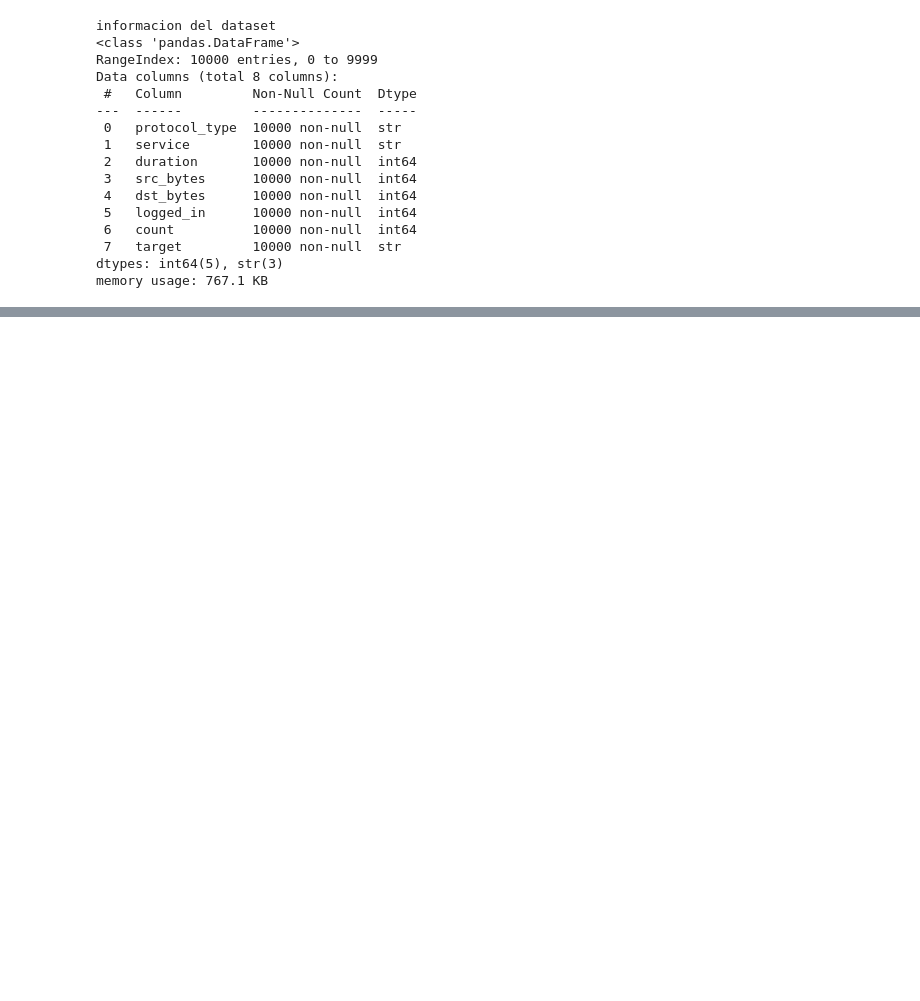
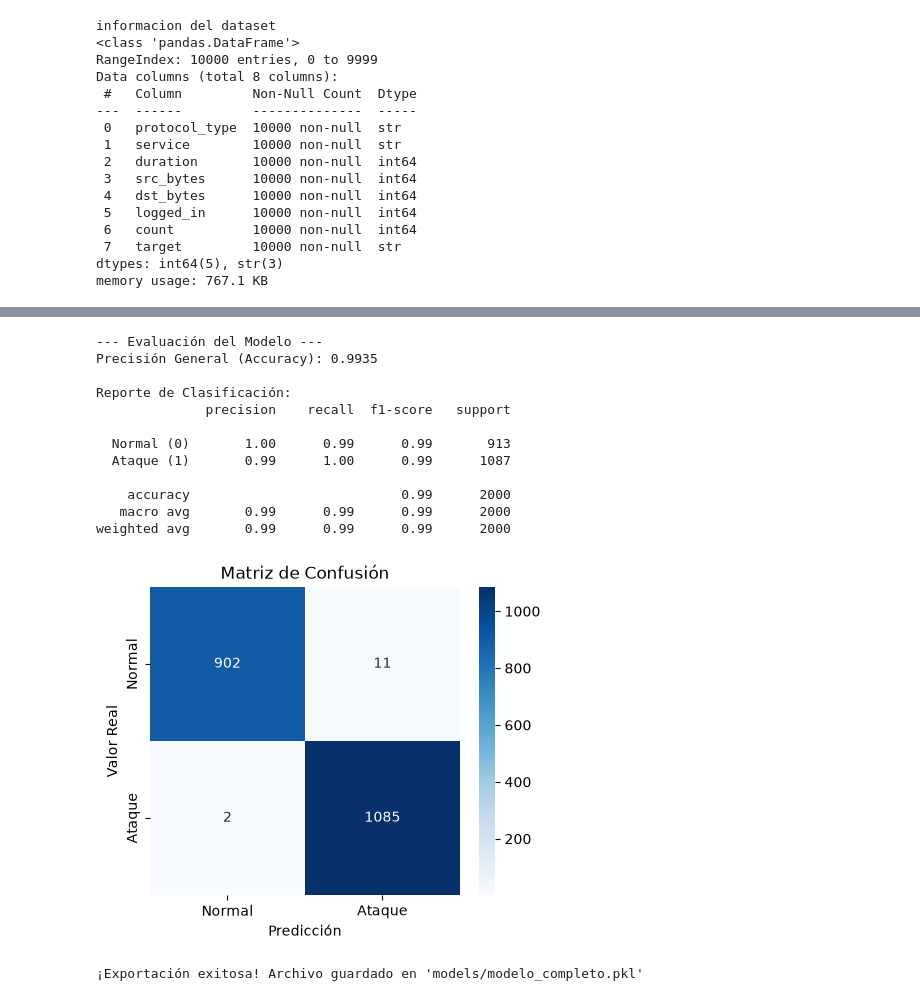
Before and after one commit to AgusDevRolon/proyecto_de_python_prediccion_anomalias, a Jupyter notebook: notebook.ipynb, the cells around one changed output, grey strips where cells are left out. Cells and saved outputs as stored; diff of their text form; code cells hidden in the pictures; blank space fills up the shorter version.

Commit message:
Limpieza y entrenamiento

```diff
--- a/notebook.ipynb
+++ b/notebook.ipynb
@@ -31,0 +111,62 @@ print(df.isnull().sum())
+# %%
+import os
+import joblib
+from sklearn.model_selection import train_test_split
+from sklearn.ensemble import RandomForestClassifier
+from sklearn.metrics import classification_report, confusion_matrix, accuracy_score
+import seaborn as sns
+import matplotlib.pyplot as plt
+
+# 1. Dividir en datos de Entrenamiento (80%) y Prueba (20%)
+X_train, X_test, y_train, y_test = train_test_split(X_encoded, y_encoded, test_size=0.2, random_state=42)
+
+# 2. Inicializar y Entrenar el modelo (Random Forest es ideal para estos datos)
+modelo_rf = RandomForestClassifier(n_estimators=100, random_state=42)
+modelo_rf.fit(X_train, y_train)
+
+# 3. Evaluar el modelo con los datos de prueba
+y_pred = modelo_rf.predict(X_test)
+
+print("--- Evaluación del Modelo ---")
+print(f"Precisión General (Accuracy): {accuracy_score(y_test, y_pred):.4f}\n")
+print("Reporte de Clasificación:")
+print(classification_report(y_test, y_pred, target_names=['Normal (0)', 'Ataque (1)']))
+
+# Matriz de Confusión (Opcional pero suma muchos puntos visualizarla)
+plt.figure(figsize=(5,4))
+sns.heatmap(confusion_matrix(y_test, y_pred), annot=True, fmt='d', cmap='Blues',
+            xticklabels=['Normal', 'Ataque'], yticklabels=['Normal', 'Ataque'])
+plt.title('Matriz de Confusión')
+plt.ylabel('Valor Real')
+plt.xlabel('Predicción')
+plt.show()
+
+# 4. Crear la carpeta 'models/' que exige la consigna y exportar
+os.makedirs('models', exist_ok=True)
+
+# TRUCO PROFESIONAL: Guardamos el modelo, el scaler y las columnas en un solo archivo
+# Esto es vital porque la API (Backend) necesitará saber exactamente cómo transformar
+# los 7 inputs del usuario en estas 71 columnas antes de predecir.
+artefactos = {
+    'modelo': modelo_rf,
+    'scaler': scaler,
+    'columnas': X_encoded.columns
+}
+
+joblib.dump(artefactos, 'models/modelo_completo.pkl')
+print("\n¡Exportación exitosa! Archivo guardado en 'models/modelo_completo.pkl'")
+# %% [output]
+--- Evaluación del Modelo ---
+Precisión General (Accuracy): 0.9935
+
+Reporte de Clasificación:
+              precision    recall  f1-score   support
+
+  Normal (0)       1.00      0.99      0.99       913
+  Ataque (1)       0.99      1.00      0.99      1087
+
+    accuracy                           0.99      2000
+   macro avg       0.99      0.99      0.99      2000
+weighted avg       0.99      0.99      0.99      2000
+[figure, added]
+¡Exportación exitosa! Archivo guardado en 'models/modelo_completo.pkl'
```
Also changed, not shown: parts of 4 cells of this notebook, 1 other file.
